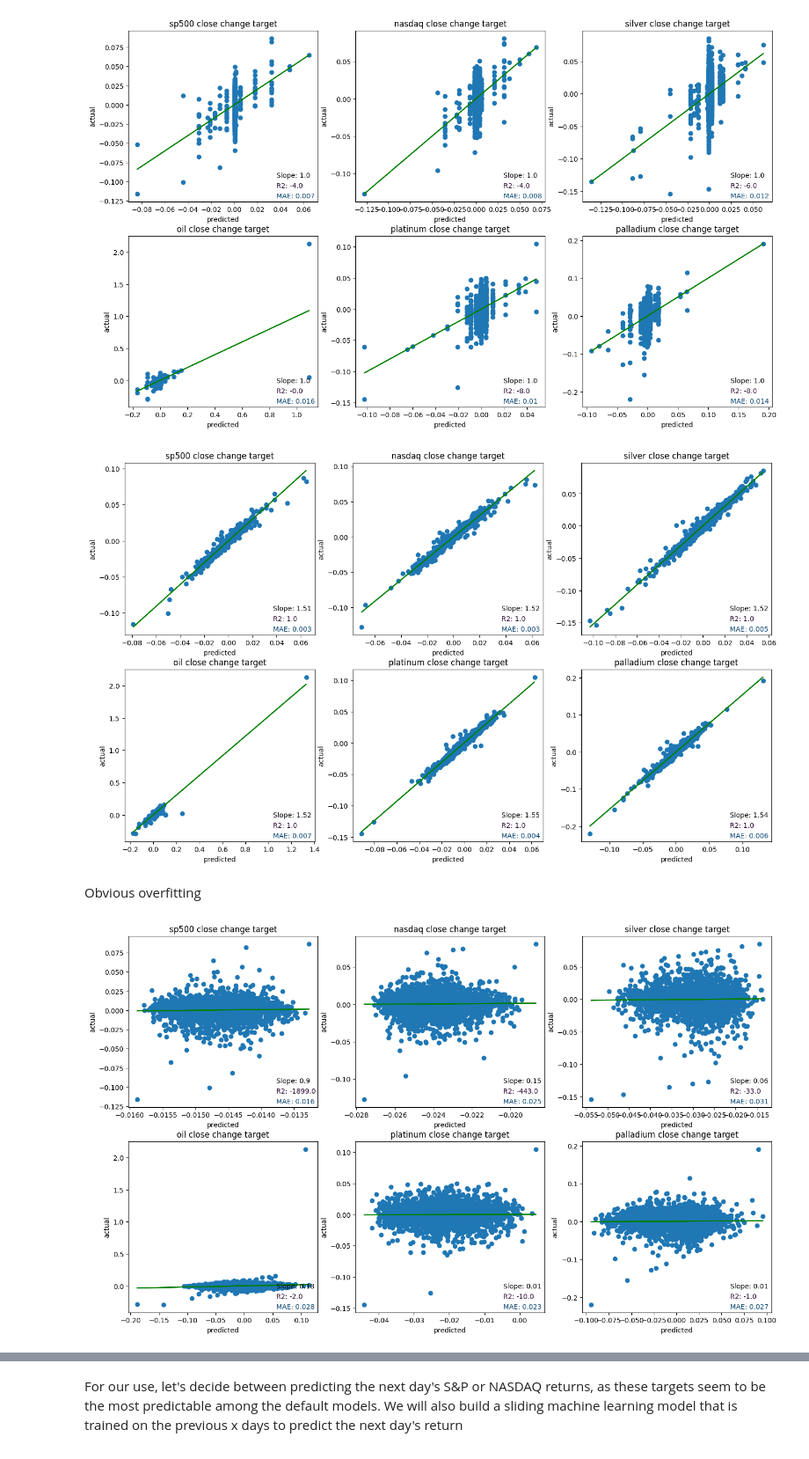
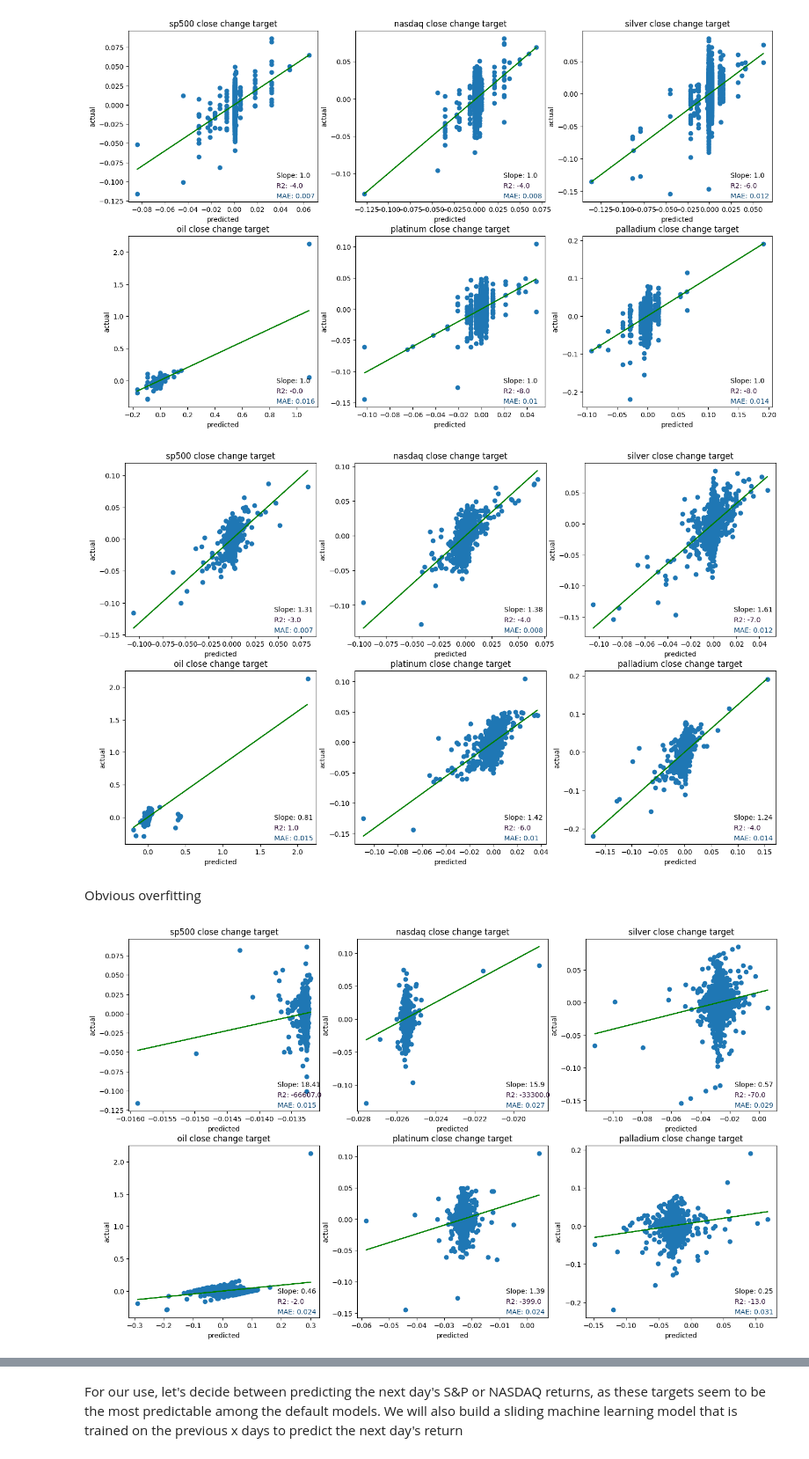
Before and after one commit to kklimov1/PriceRegressionPredictor, a Jupyter notebook: goldPriceAnalysis.ipynb, the cells around one changed output, grey strips where cells are left out. Shown at 88% size. Saved outputs shown, nothing was run; the diff lists cells and outputs as text; code cells hidden in the pictures.

```diff
--- a/goldPriceAnalysis.ipynb
+++ b/goldPriceAnalysis.ipynb
@@ -332,5 +286,5 @@ Index(['date', 'sp500 high/low', 'nasdaq high/low', 'silver high/low',
 # %% [markdown]
 # Let's create a target column for each asset and create our train/test sets
 # %%
-df = df_2.copy()
+#df = df_2.copy()
 # %%
@@ -364,3 +355,7 @@ df = x_train.copy()
+# %%
+x_train = x_train.drop([c for c in x_train.columns if re.match(r".*\s(close|volume)$", c) or c in ["CPI", "usd_chf", "usd_eur", "us_rates_%", "GDP"]], axis=1)
+x_test = x_test.drop([c for c in x_test.columns if re.match(r".*\s(close|volume)$", c) or c in ["CPI", "usd_chf", "usd_eur", "us_rates_%", "GDP"]], axis=1)
+#df = df.drop([col for col in df.columns if re.match(r"(.*\s(high|low|high-low)$)", col)], axis=1)
 # %% [markdown]
 Our new data is now in relative log-return form.
 # %%
@@ -415,21 +397,21 @@ Index(['date', 'sp500 high/low', 'nasdaq high/low', 'silver high/low',
 # %%
 fig, axs = plt.subplots(2, 3, figsize=(19,8), sharex=False)
-sns.histplot(df['sp500 close change'], kde=True, bins=100, ax = axs[0,0], color="#5EA57E")
-sns.histplot(df['nasdaq close change'], kde=True, bins=100, ax = axs[0,1], color ="#5EA2A5")
-sns.histplot(df['oil close change'], kde=True, bins=100, ax = axs[0,2], color="#B99352")
-sns.histplot(df['platinum close change'], kde=True, bins=100, ax = axs[1,0], color ="#5144D4")
-sns.histplot(df['gold close change'], kde=True, bins=100, ax = axs[1,1], color="#234923")
-sns.histplot(df['palladium close change'], kde=True, bins=100, ax = axs[1,2], color ="#1F1D34")
+sns.histplot(x_train['sp500 close change'], kde=True, bins=100, ax = axs[0,0], color="#5EA57E")
+sns.histplot(x_train['nasdaq close change'], kde=True, bins=100, ax = axs[0,1], color ="#5EA2A5")
+sns.histplot(x_train['oil close change'], kde=True, bins=100, ax = axs[0,2], color="#B99352")
+sns.histplot(x_train['platinum close change'], kde=True, bins=100, ax = axs[1,0], color ="#5144D4")
+sns.histplot(x_train['gold close change'], kde=True, bins=100, ax = axs[1,1], color="#234923")
+sns.histplot(x_train['palladium close change'], kde=True, bins=100, ax = axs[1,2], color ="#1F1D34")
 
 for c in list(zip(enumerate(axs.reshape(-1)), ['sp500 close change','nasdaq close change', 'oil close change', 'platinum close change', 'gold close change','palladium close change'])):
     i=c[0][0]
     ax = c[0][1]
     column = c[-1]
-    skew = np.round(df[column].skew(),2)
-    mean = np.round(df[column].mean(),4)
-    std_dev = np.round(df[column].std(),2)
-    median = np.round(df[column].median(), 2)
-    kurtosis = np.round(df[column].kurtosis(),2 )
+    skew = np.round(x_train[column].skew(),2)
+    mean = np.round(x_train[column].mean(),4)
+    std_dev = np.round(x_train[column].std(),2)
+    median = np.round(x_train[column].median(), 2)
+    kurtosis = np.round(x_train[column].kurtosis(),2 )
     ax.text(x=0.71, y=0.94, s=f"Mean: {mean}", transform = ax.transAxes, color = 'black')
     ax.text(x=0.71, y=0.88, s=f"Std-Dev.: {std_dev}", transform = ax.transAxes, color = '#24042B')
     ax.text(x=0.71, y=0.82, s=f"Skew: {skew}", transform = ax.transAxes, color = '#054270')
@@ -488,7 +466,7 @@ Log returns do scale our data to an extent. We choose to not puruse further scal
 # %%
-#scaler = StandardScaler()
-#x_train.iloc[:,1:] = scaler.fit_transform(x_train.iloc[:,1:])
+scaler = StandardScaler()
+x_train.iloc[:,1:] = scaler.fit_transform(x_train.iloc[:,1:])
 pca = PCA(n_components=3, svd_solver="auto")
 x_train_3D = pca.fit_transform(x_train.iloc[:,1:])
-print(pca.explained_variance_ratio_)
+print("Total explained variance: ", np.round(100*np.sum(pca.explained_variance_ratio_),4), "%")
 # %% [output]
@@ -546,13 +524,13 @@ test_model(DecisionTreeRegressor(max_depth=10, min_samples_split=20))
 # %% [output]
 [figure]
 # %%
-test_model(RandomForestRegressor())
+test_model(RandomForestRegressor(n_estimators=5, max_depth=10))
 # %% [output]
-[figure, old version]
+[figure, new version]
 # %% [markdown]
 Obvious overfitting
 # %%
-test_model(svm.SVR())
+test_model(svm.SVR(kernel='poly', degree=2))
 # %% [output]
-[figure, old version]
+[figure, new version]
 # %%
```
Also changed, not shown: parts of 68 cells of this notebook.
